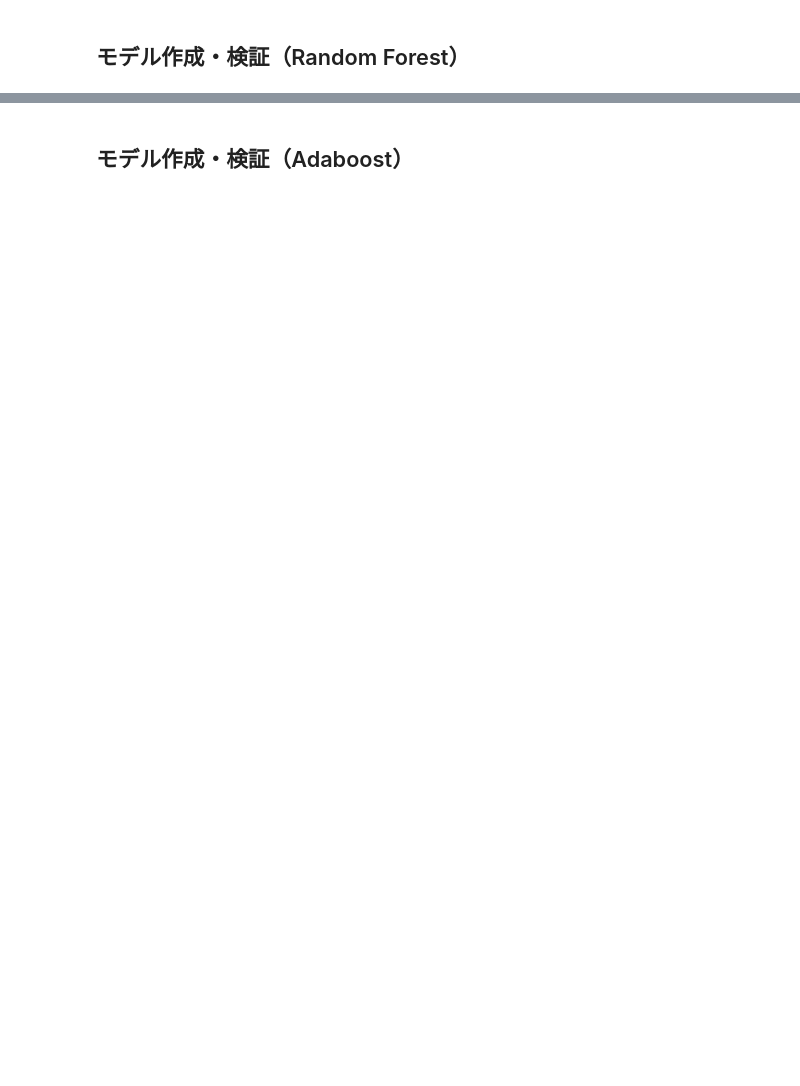
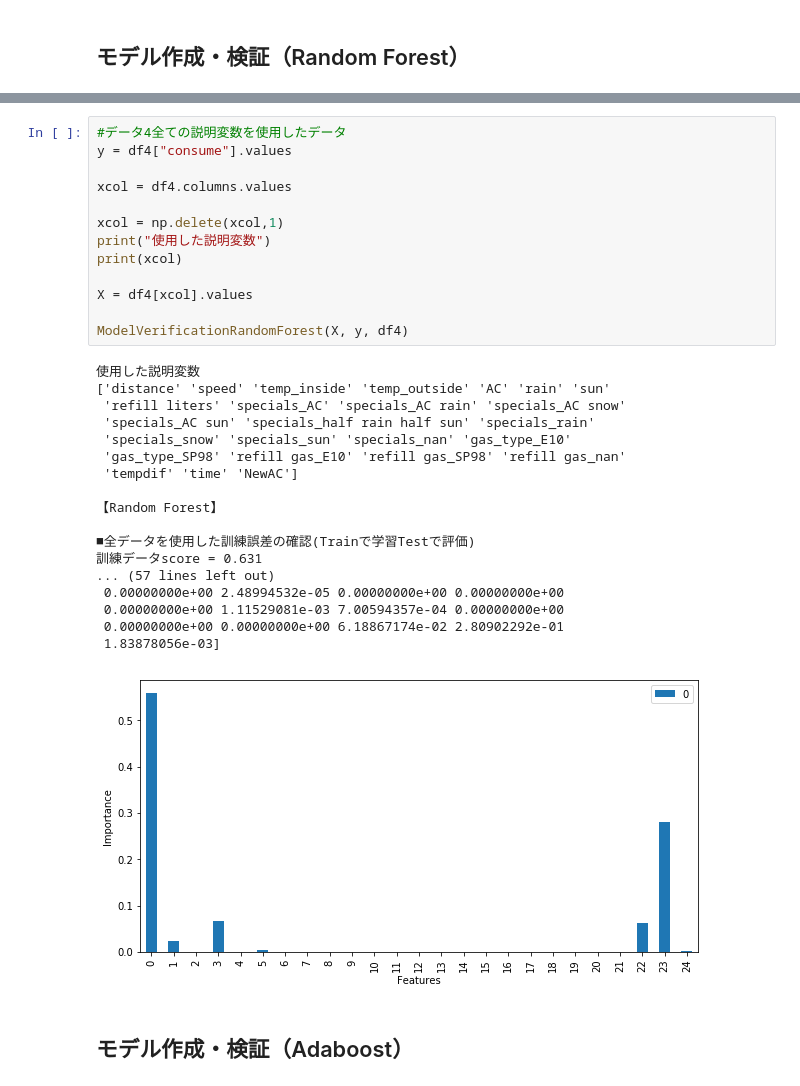
Before and after one commit to shinjinakatamari/practice, a Jupyter notebook: DAY3_work_shinjinakatamari.ipynb, the cells around one changed output, grey strips where cells are left out. Saved outputs shown, nothing was run; the diff lists cells and outputs as text; blank space fills up the shorter version.

```diff
--- a/DAY3_work_shinjinakatamari.ipynb
+++ b/DAY3_work_shinjinakatamari.ipynb
@@ -777,2 +1215,34 @@ RMSE = 0.661
+# %%
+#データ4全ての説明変数を使用したデータ
+y = df4["consume"].values
+
+xcol = df4.columns.values
+
+xcol = np.delete(xcol,1)
+print("使用した説明変数")
+print(xcol)
+
+X = df4[xcol].values
+
+ModelVerificationRandomForest(X, y, df4)
+# %% [output]
+使用した説明変数
+['distance' 'speed' 'temp_inside' 'temp_outside' 'AC' 'rain' 'sun'
+ 'refill liters' 'specials_AC' 'specials_AC rain' 'specials_AC snow'
+ 'specials_AC sun' 'specials_half rain half sun' 'specials_rain'
+ 'specials_snow' 'specials_sun' 'specials_nan' 'gas_type_E10'
+ 'gas_type_SP98' 'refill gas_E10' 'refill gas_SP98' 'refill gas_nan'
+ 'tempdif' 'time' 'NewAC']
+
+【Random Forest】
+
+■全データを使用した訓練誤差の確認(Trainで学習Testで評価)
+訓練データscore = 0.631
+... (57 lines left out)
+ 0.00000000e+00 2.48994532e-05 0.00000000e+00 0.00000000e+00
+ 0.00000000e+00 1.11529081e-03 7.00594357e-04 0.00000000e+00
+ 0.00000000e+00 0.00000000e+00 6.18867174e-02 2.80902292e-01
+ 1.83878056e-03]
+[figure, added]
 # %% [markdown]
 ## モデル作成・検証（Adaboost）
```
Also changed, not shown: parts of 53 cells of this notebook.
